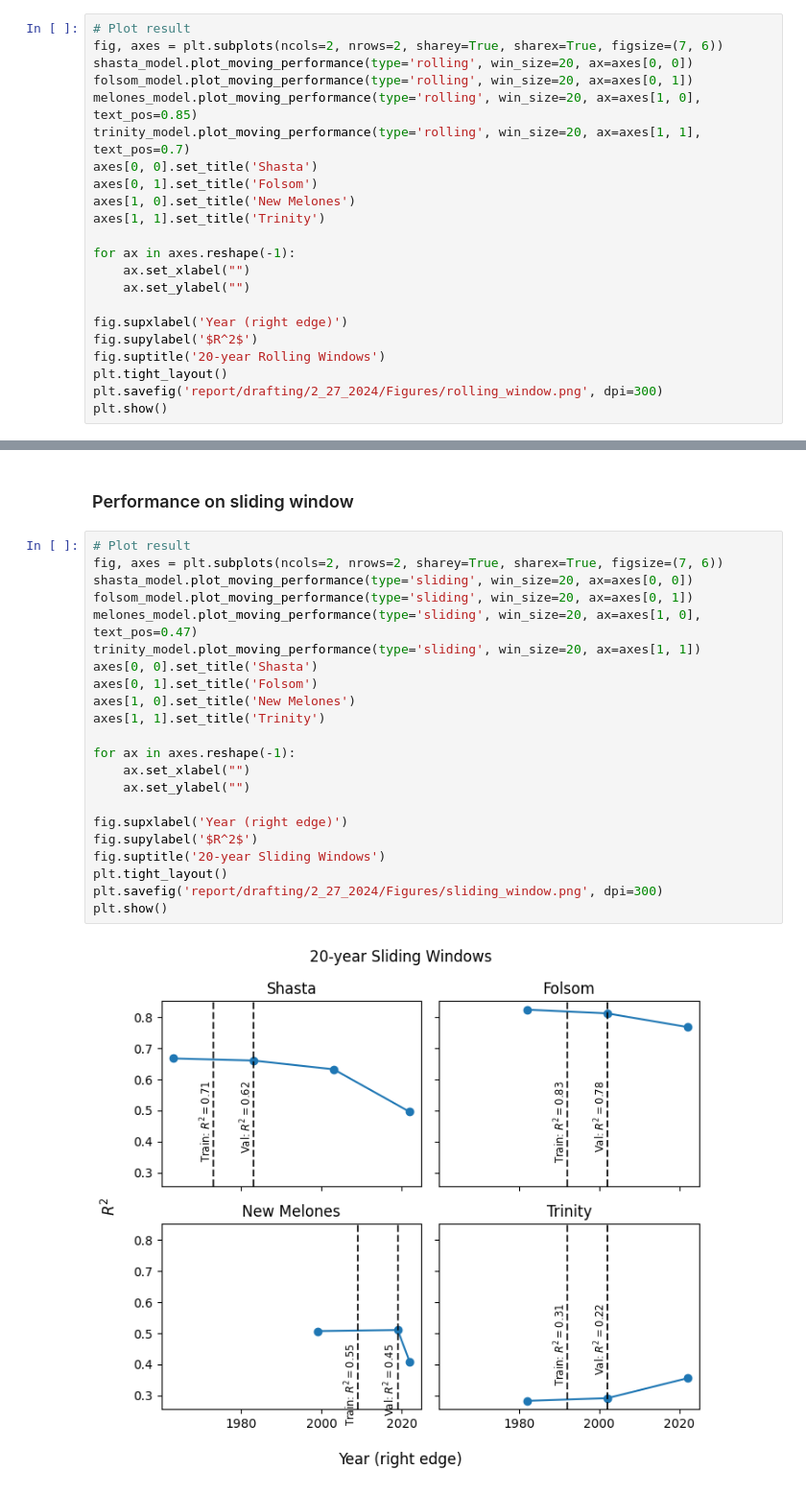
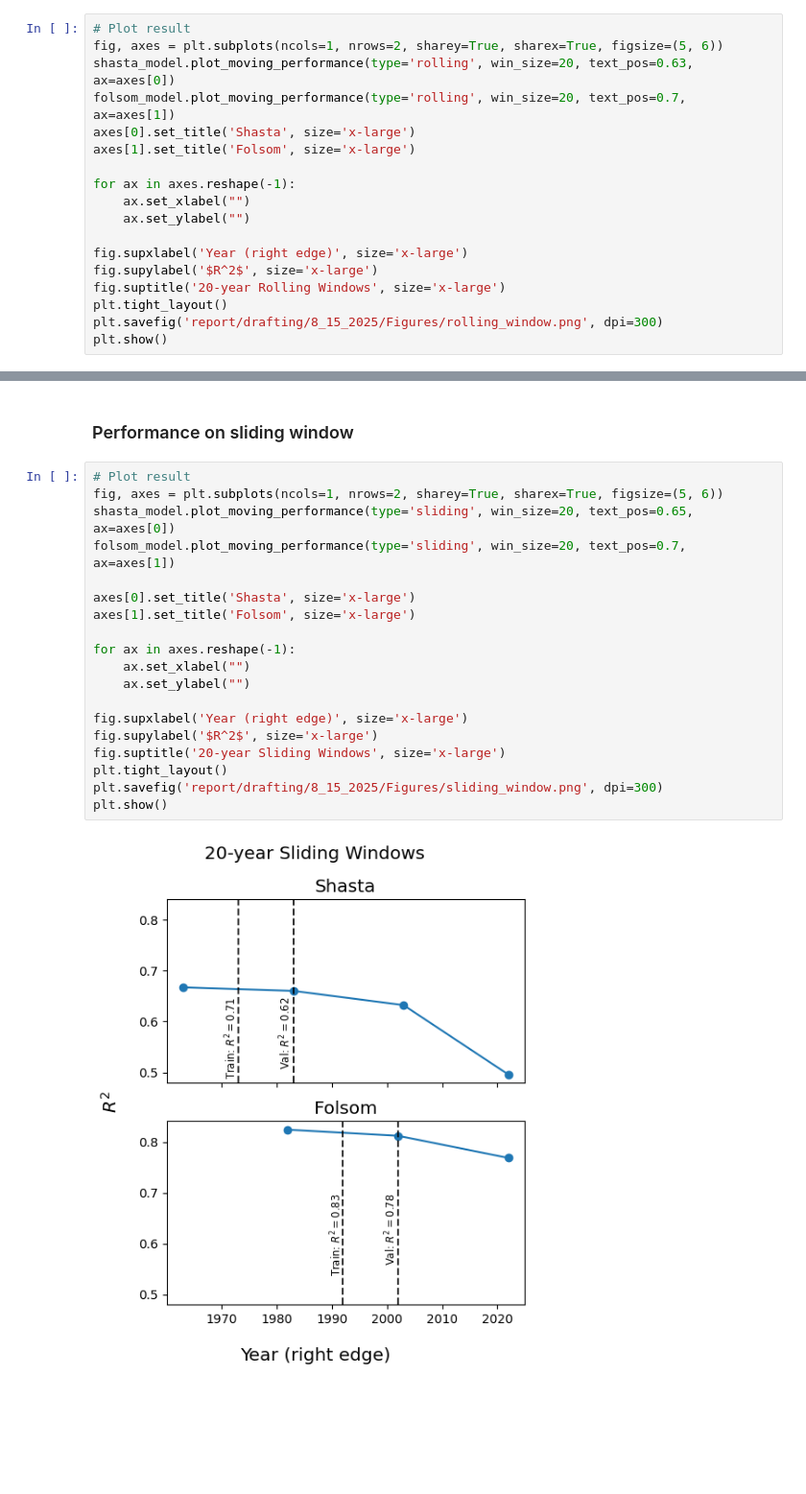
Before and after one commit to Matt2371/DL-reservoir-modeling, a Jupyter notebook: experiments/4_moving_performance.ipynb, the cells around one changed output, grey strips where cells are left out. Shown at 96% size. Cells and saved outputs as stored; diff of their text form; blank space fills up the shorter version.

```diff
--- a/experiments/4_moving_performance.ipynb
+++ b/experiments/4_moving_performance.ipynb
@@ -582,24 +582,20 @@ plt.show()
 ### Performance on rolling window
 # %%
 # Plot result
-fig, axes = plt.subplots(ncols=2, nrows=2, sharey=True, sharex=True, figsize=(7, 6))
-shasta_model.plot_moving_performance(type='rolling', win_size=20, ax=axes[0, 0])
-folsom_model.plot_moving_performance(type='rolling', win_size=20, ax=axes[0, 1])
-melones_model.plot_moving_performance(type='rolling', win_size=20, ax=axes[1, 0], text_pos=0.85)
-trinity_model.plot_moving_performance(type='rolling', win_size=20, ax=axes[1, 1], text_pos=0.7)
-axes[0, 0].set_title('Shasta')
-axes[0, 1].set_title('Folsom')
-axes[1, 0].set_title('New Melones')
-axes[1, 1].set_title('Trinity')
+fig, axes = plt.subplots(ncols=1, nrows=2, sharey=True, sharex=True, figsize=(5, 6))
+shasta_model.plot_moving_performance(type='rolling', win_size=20, text_pos=0.63, ax=axes[0])
+folsom_model.plot_moving_performance(type='rolling', win_size=20, text_pos=0.7, ax=axes[1])
+axes[0].set_title('Shasta', size='x-large')
+axes[1].set_title('Folsom', size='x-large')
 
 for ax in axes.reshape(-1):
     ax.set_xlabel("")
     ax.set_ylabel("")
 
-fig.supxlabel('Year (right edge)')
-fig.supylabel('$R^2$')
-fig.suptitle('20-year Rolling Windows')
+fig.supxlabel('Year (right edge)', size='x-large')
+fig.supylabel('$R^2$', size='x-large')
+fig.suptitle('20-year Rolling Windows', size='x-large')
 plt.tight_layout()
-plt.savefig('report/drafting/2_27_2024/Figures/rolling_window.png', dpi=300)
+plt.savefig('report/drafting/8_15_2025/Figures/rolling_window.png', dpi=300)
 plt.show()
 # %% [output]
@@ -608,25 +604,22 @@ plt.show()
 ### Performance on sliding window
 # %%
 # Plot result
-fig, axes = plt.subplots(ncols=2, nrows=2, sharey=True, sharex=True, figsize=(7, 6))
-shasta_model.plot_moving_performance(type='sliding', win_size=20, ax=axes[0, 0])
-folsom_model.plot_moving_performance(type='sliding', win_size=20, ax=axes[0, 1])
-melones_model.plot_moving_performance(type='sliding', win_size=20, ax=axes[1, 0], text_pos=0.47)
-trinity_model.plot_moving_performance(type='sliding', win_size=20, ax=axes[1, 1])
-axes[0, 0].set_title('Shasta')
-axes[0, 1].set_title('Folsom')
-axes[1, 0].set_title('New Melones')
-axes[1, 1].set_title('Trinity')
+fig, axes = plt.subplots(ncols=1, nrows=2, sharey=True, sharex=True, figsize=(5, 6))
+shasta_model.plot_moving_performance(type='sliding', win_size=20, text_pos=0.65, ax=axes[0])
+folsom_model.plot_moving_performance(type='sliding', win_size=20, text_pos=0.7, ax=axes[1])
+
+axes[0].set_title('Shasta', size='x-large')
+axes[1].set_title('Folsom', size='x-large')
 
 for ax in axes.reshape(-1):
     ax.set_xlabel("")
     ax.set_ylabel("")
 
-fig.supxlabel('Year (right edge)')
-fig.supylabel('$R^2$')
-fig.suptitle('20-year Sliding Windows')
+fig.supxlabel('Year (right edge)', size='x-large')
+fig.supylabel('$R^2$', size='x-large')
+fig.suptitle('20-year Sliding Windows', size='x-large')
 plt.tight_layout()
-plt.savefig('report/drafting/2_27_2024/Figures/sliding_window.png', dpi=300)
+plt.savefig('report/drafting/8_15_2025/Figures/sliding_window.png', dpi=300)
 plt.show()
 # %% [output]
-[figure, old version]
+[figure, new version]
```
Also changed, not shown: parts of 12 cells of this notebook, 42 other files.
